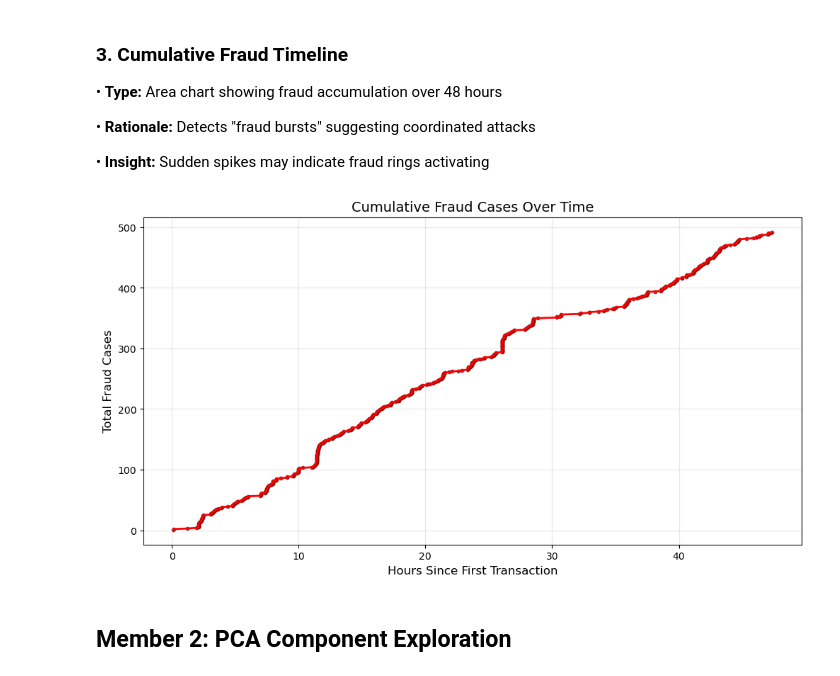
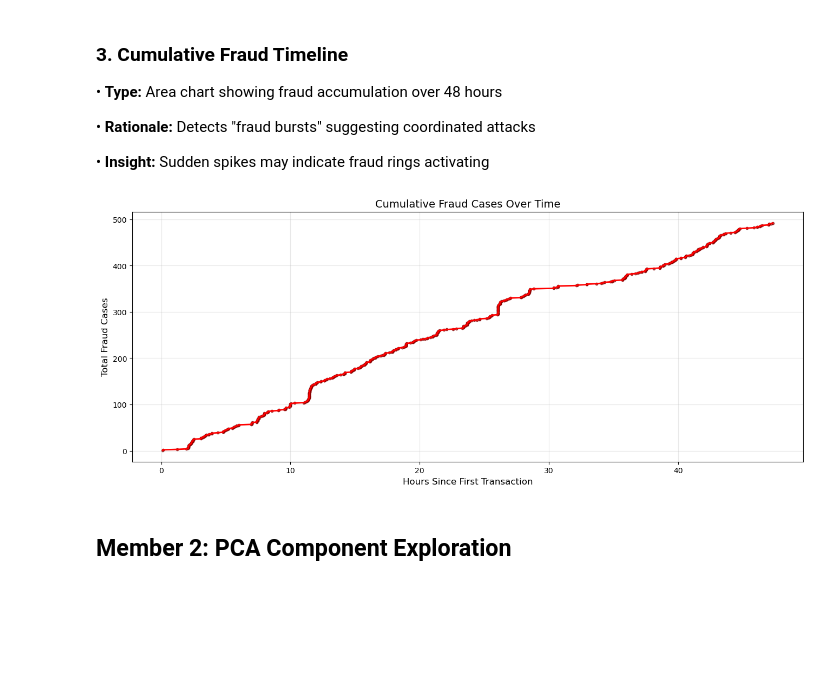
Before and after one commit to danielTongu/cs445_spring2025, a Jupyter notebook: stage2/fraud_visualizations.ipynb, the cells around one changed output. Cells and saved outputs as stored; diff of their text form; code cells hidden in the pictures; blank space fills up the shorter version.

```diff
--- a/stage2/fraud_visualizations.ipynb
+++ b/stage2/fraud_visualizations.ipynb
@@ -100,26 +120,27 @@ plt.show()
 # %%
 # Get all fraud transactions sorted by time
 fraud_df = df[df['Class'] == 1].sort_values('Time_Hours')
 
 # Create cumulative count of fraud cases
 fraud_cumulative = fraud_df['Class'].cumsum()
 
 # Create matching time points for each fraud case
 time_points = fraud_df['Time_Hours']
 
 plt.figure(figsize=(12, 6))
 plt.plot(time_points, fraud_cumulative, color='red', linewidth=2)
 plt.title('Cumulative Fraud Cases Over Time', fontsize=14)
 plt.xlabel('Hours Since First Transaction', fontsize=12)
 plt.ylabel('Total Fraud Cases', fontsize=12)
 plt.grid(True, alpha=0.3)
+plt.gcf().set_size_inches(16, 6)
 
 # Add markers for better visibility of individual fraud cases
 plt.scatter(time_points, fraud_cumulative, color='darkred', s=10, alpha=0.7)
 
 plt.show()
 # %% [output]
-[figure, old version]
+[figure, new version]
 # %% [markdown]
 ## Member 2: PCA Component Exploration
 # %% [markdown]
```
Also changed, not shown: parts of 6 cells of this notebook, 2 other files.
